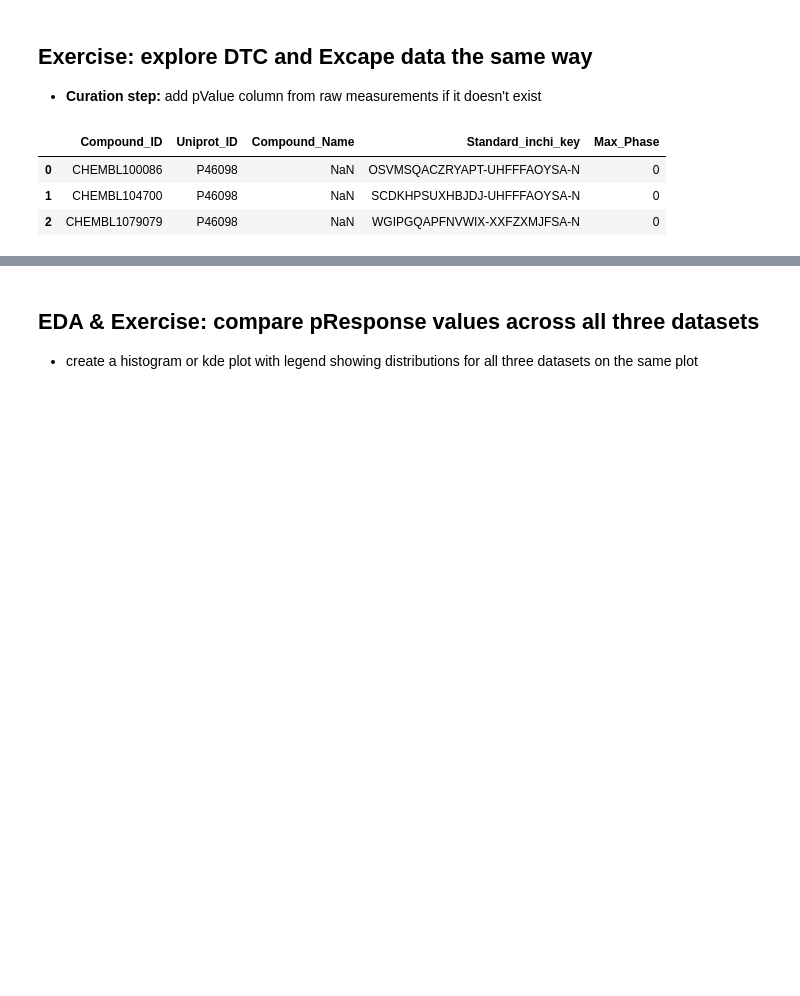
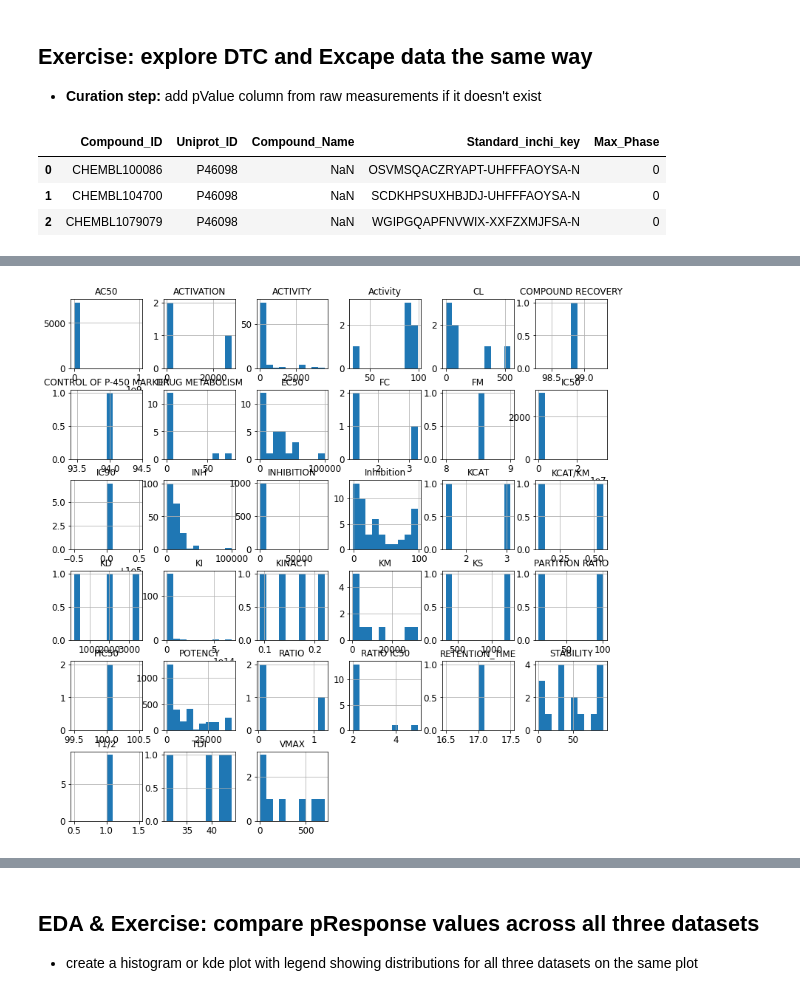
Before and after one commit to fanroyi/E4511-2021-Fan, a Jupyter notebook: CYP2C9_EDA_students.ipynb, the cells around one changed output, grey strips where cells are left out. Saved outputs shown, nothing was run; the diff lists cells and outputs as text; code cells hidden in the pictures; blank space fills up the shorter version.

```diff
--- a/CYP2C9_EDA_students.ipynb
+++ b/CYP2C9_EDA_students.ipynb
@@ -323,3 +366,15 @@ dtc.iloc[0:3, 0:5]
 | 0 | CHEMBL100086 | P46098 | NaN | OSVMSQACZRYAPT-UHFFFAOYSA-N | 0 |
 | 1 | CHEMBL104700 | P46098 | NaN | SCDKHPSUXHBJDJ-UHFFFAOYSA-N | 0 |
 | 2 | CHEMBL1079079 | P46098 | NaN | WGIPGQAPFNVWIX-XXFZXMJFSA-N | 0 |
+# %%
+# transform the response value
+# DTC ['NM' nan '%' 'UG.ML-1']
+dtc['pDTC_Value'] = np.where(dtc.standard_units == 'NM',
+                                           -np.log10(dtc.standard_value/1000000000),
+                                           dtc.standard_value)
+# %%
+
+dtc_types=dtc.pivot_table(index = 'compound_id', columns = 'standard_type', values='standard_value', aggfunc='mean')
+display(dtc_types.describe())
+dtc_types.hist(figsize=(13,13));
+# %% [output]
@@ -325,0 +390 @@ dtc.iloc[0:3, 0:5]
+[figure, added]
```
Also changed, not shown: parts of 23 cells of this notebook.
